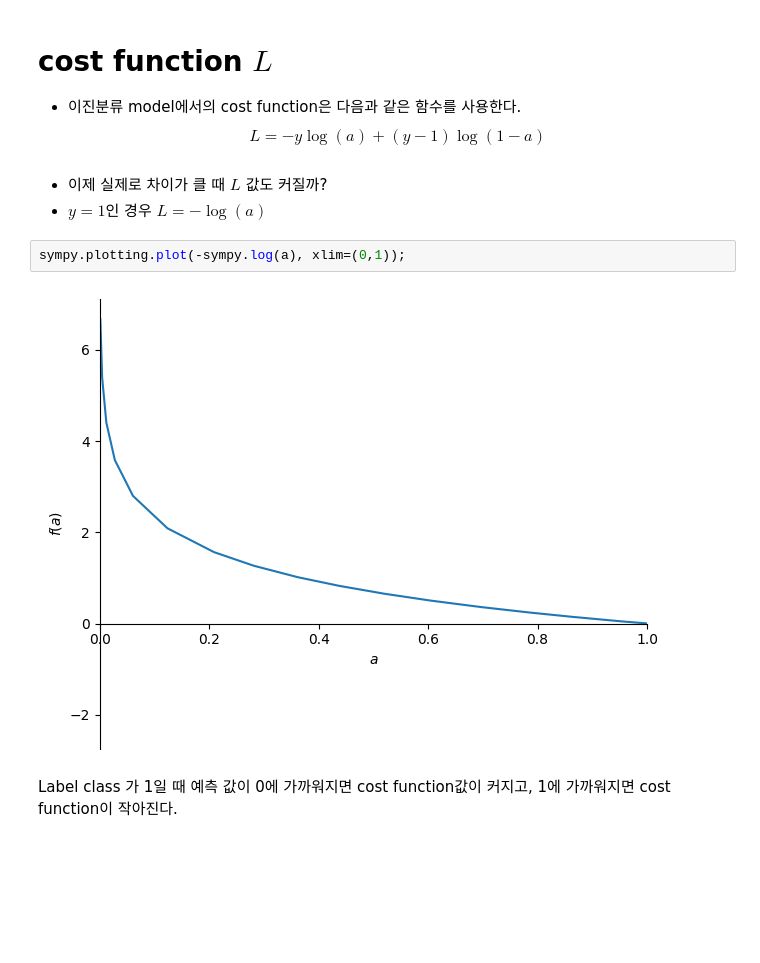
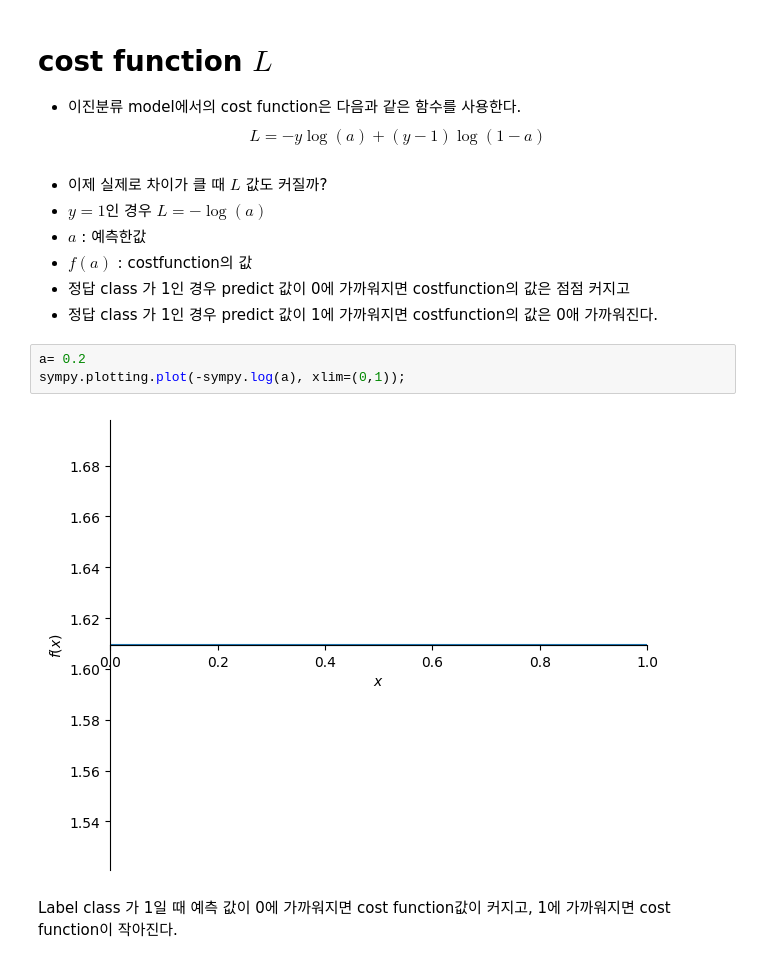
Before and after one commit to heojeongyun/TIL_machineLearning, a Jupyter notebook: 3_00.Logistic_Regression(student).ipynb, the cells around one changed output. Saved outputs shown, nothing was run; the diff lists cells and outputs as text; blank space fills up the shorter version.

```diff
--- a/3_00.Logistic_Regression(student).ipynb
+++ b/3_00.Logistic_Regression(student).ipynb
@@ -124,10 +131,15 @@ $$ L = -y \log(a) + (y-1)\log(1-a) $$
 # %% [markdown]
 - 이제 실제로 차이가 클 때 $L$ 값도 커질까?
 - $y=1$인 경우 $L = -\log(a)$
+- $a$ : 예측한값
+- $f(a)$ : costfunction의 값
+- 정답 class 가 1인 경우 predict 값이 0에 가까워지면 costfunction의 값은 점점 커지고
+- 정답 class 가 1인 경우 predict 값이 1에 가까워지면 costfunction의 값은 0애 가까워진다.
 # %%
+a= 0.2
 sympy.plotting.plot(-sympy.log(a), xlim=(0,1));
 # %% [output]
-[figure, old version]
+[figure, new version]
 # %% [markdown]
 Label class 가 1일 때 예측 값이 0에 가까워지면 cost function값이 커지고, 1에 가까워지면 cost function이 작아진다.
 # %% [markdown]
```
Also changed, not shown: parts of 3 cells of this notebook.
